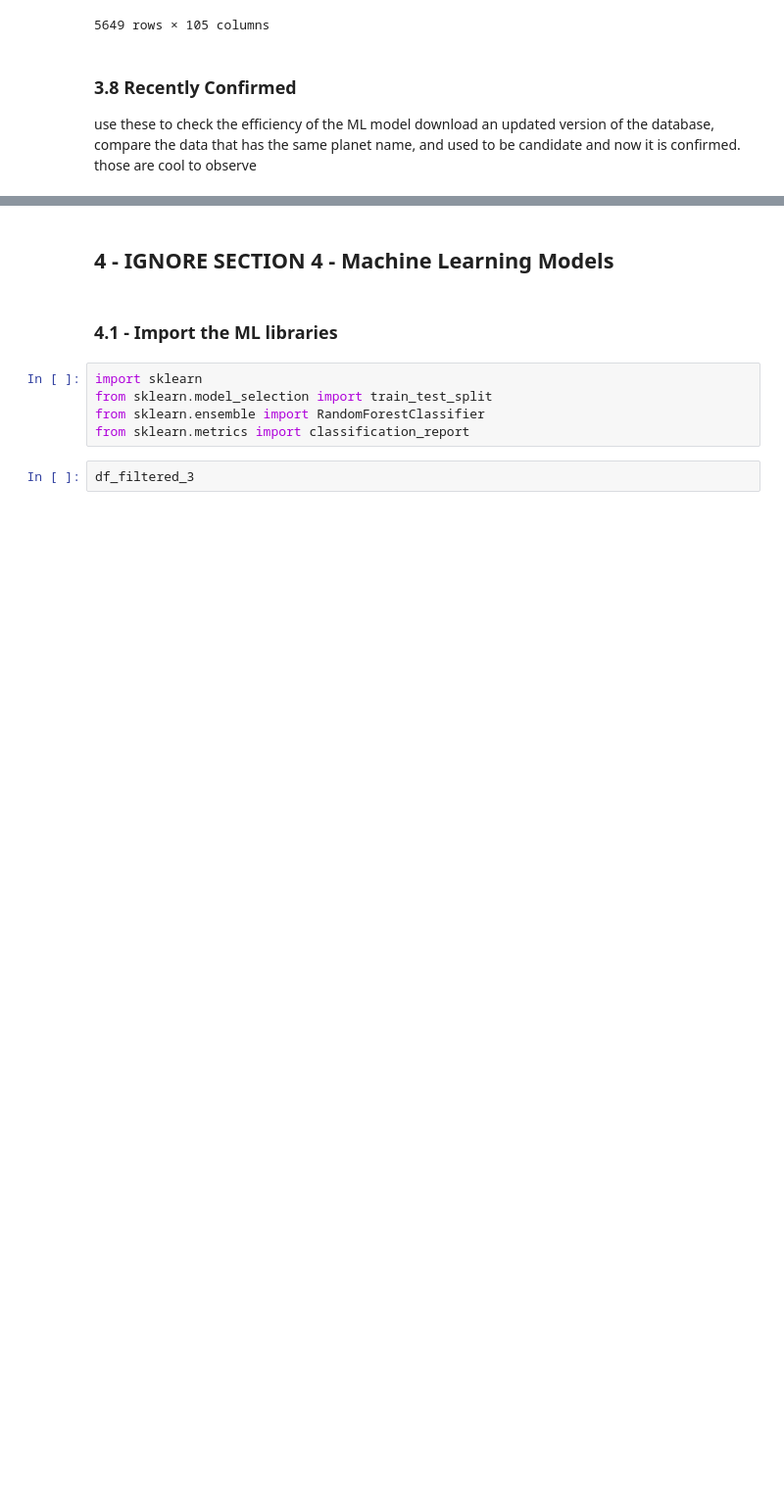
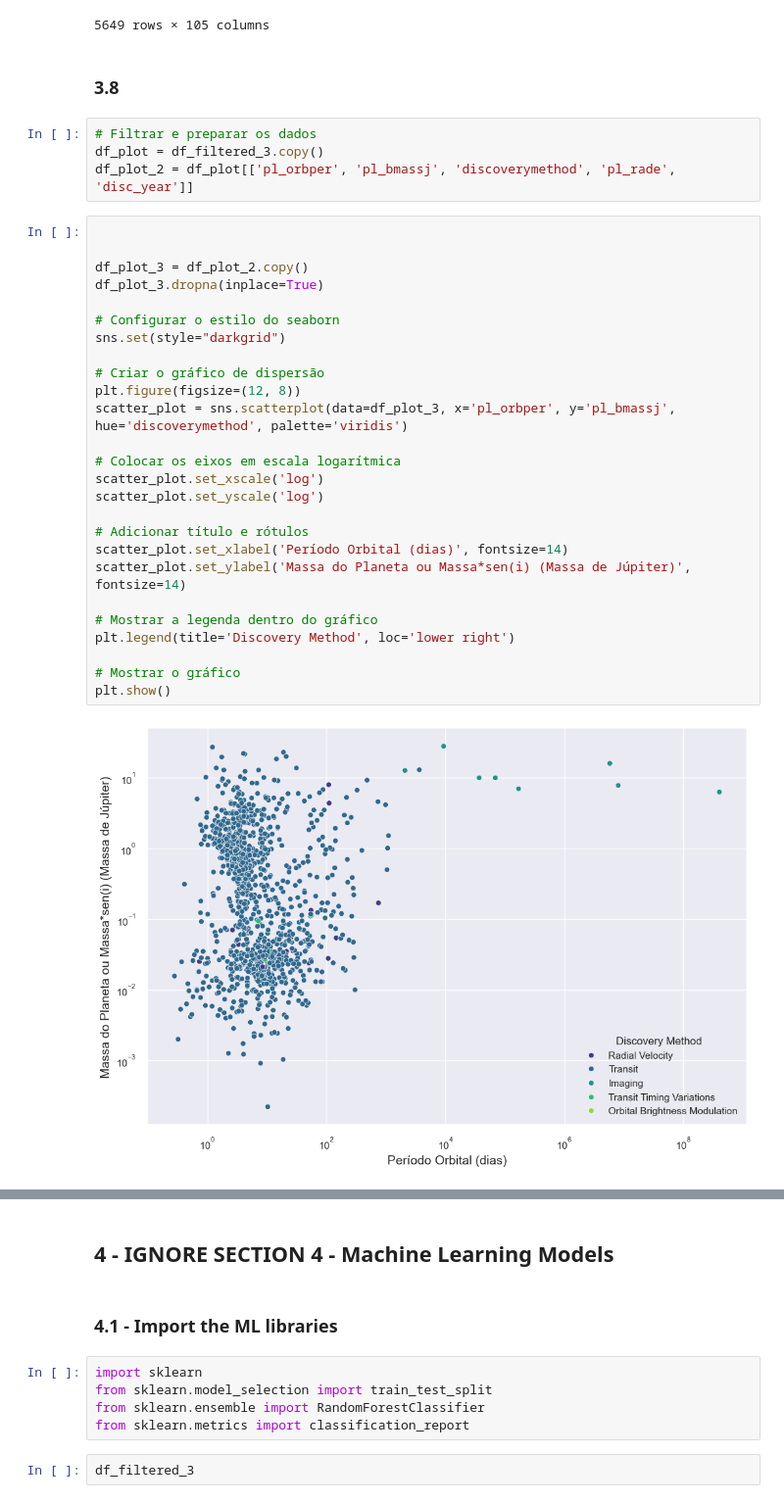
Before and after one commit to albertoseleto/exoplanets-classifier, a Jupyter notebook: thesis.ipynb, the cells around one changed output, grey strips where cells are left out. Shown at 98% size. Drawn from its saved outputs; the diff is of its cells as text; blank space fills up the shorter version.

```diff
--- a/thesis.ipynb
+++ b/thesis.ipynb
@@ -447,7 +475,37 @@ df_filtered_3
 | 36088 | 36089 | ups Leo b | ups Leo | b | NaN | NaN | TIC 49430557 | Gaia DR2 3794167001116433152 | 1 | 1 | ... |
 | 36091 | 36092 | xi Aql b | xi Aql | b | HD 188310 | HIP 97938 | TIC 375464367 | Gaia DR2 4298361114750843904 | 1 | 1 | ... |
 5649 rows × 105 columns
-# %% [markdown]
-### 3.8 Recently Confirmed
-use these to check the efficiency of the ML model
-download an updated version of the database, compare the data that has the same planet name, and used to be candidate and now it is confirmed. those are cool to observe
+# %% [markdown]
+### 3.8
+# %%
+# Filtrar e preparar os dados
+df_plot = df_filtered_3.copy()
+df_plot_2 = df_plot[['pl_orbper', 'pl_bmassj', 'discoverymethod', 'pl_rade', 'disc_year']]
+# %%
+
+
+df_plot_3 = df_plot_2.copy()
+df_plot_3.dropna(inplace=True)
+
+# Configurar o estilo do seaborn
+sns.set(style="darkgrid")
+
+# Criar o gráfico de dispersão
+plt.figure(figsize=(12, 8))
+scatter_plot = sns.scatterplot(data=df_plot_3, x='pl_orbper', y='pl_bmassj', hue='discoverymethod', palette='viridis')
+
+# Colocar os eixos em escala logarítmica
+scatter_plot.set_xscale('log')
+scatter_plot.set_yscale('log')
+
+# Adicionar título e rótulos
+scatter_plot.set_xlabel('Período Orbital (dias)', fontsize=14)
+scatter_plot.set_ylabel('Massa do Planeta ou Massa*sen(i) (Massa de Júpiter)', fontsize=14)
+
+# Mostrar a legenda dentro do gráfico
+plt.legend(title='Discovery Method', loc='lower right')
+
+# Mostrar o gráfico
+plt.show()
+# %% [output]
+[figure, added]
```
Also changed, not shown: parts of 30 cells of this notebook.
